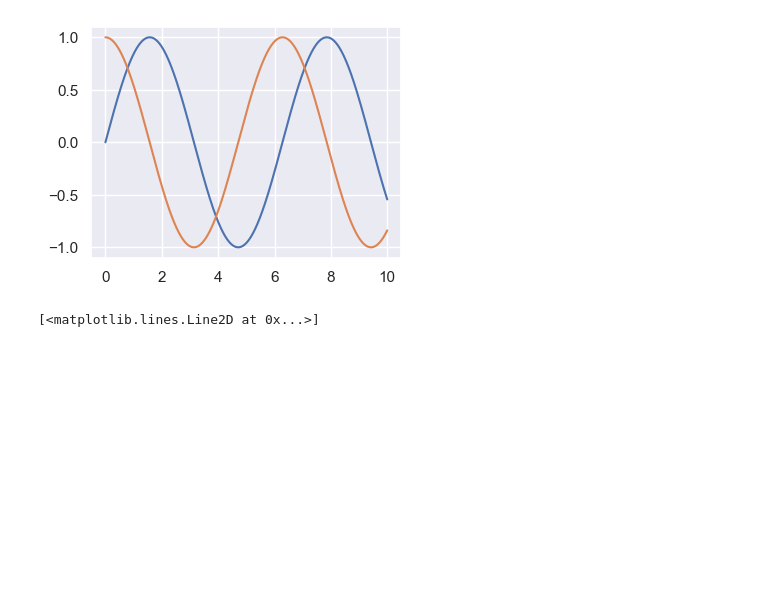
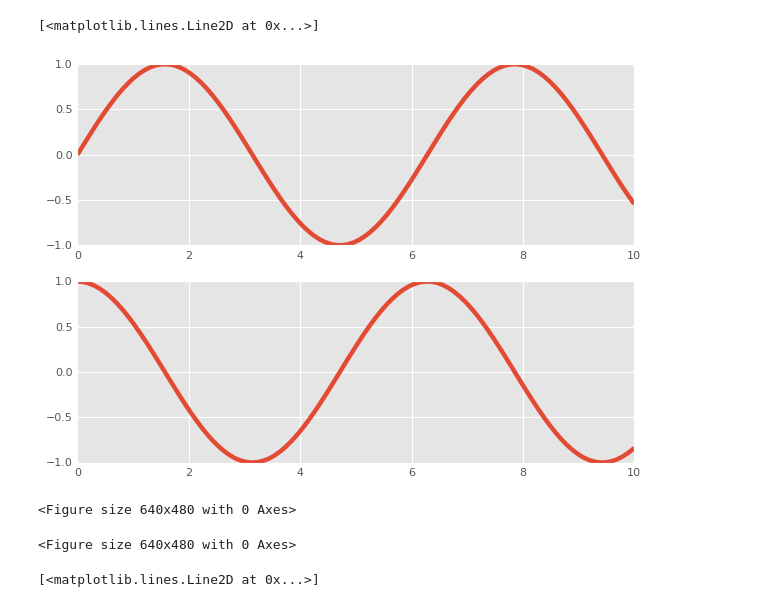
Before and after one commit to axt0895/Matplotlib, a Jupyter notebook: 1. General Matplotlib Tips.ipynb, the cells around one changed output. Saved outputs shown, nothing was run; the diff lists cells and outputs as text; code cells hidden in the pictures; blank space fills up the shorter version.

Commit message:
Added Subplots

```diff
--- a/1. General Matplotlib Tips.ipynb
+++ b/1. General Matplotlib Tips.ipynb
@@ -1,14 +1,9 @@
 # %%
-%matplotlib inline
 import numpy as np
-import numexpr
 import pandas as pd
 import matplotlib as mpl
 import matplotlib.pyplot as plt
-import seaborn as sns
 
-from pandas import Series, DataFrame
-from IPython.display import Image
-
-np.random.RandomState(42)
-sns.set()
+plt.style.use('ggplot')
+# %%
+x = np.linspace(0,10,100)
@@ -15,2 +16,13 @@ sns.set()
 # %%
-x = np.linspace(0,10,1000)
+plt.figure(figsize = (6,4))
+
+plt.subplot(3, 1, 1)
+plt.plot(x, np.sin(x))
+
+plt.subplot(3, 1, 2)
+plt.plot(x, np.cos(x))
+
+plt.subplot(3, 1, 3)
+plt.plot(x, np.tan(x))
+
+plt.gca()
@@ -17,9 +32,14 @@ x = np.linspace(0,10,1000)
 # %%
-fig = plt.figure(figsize=(4,3))
-plt.plot(x, np.sin(x))
-plt.plot(x, np.cos(x))
+figure, axes = plt.subplots(2)
 
-plt.show()
+axes[0].plot(x, np.sin(x))
+axes[1].plot(x, np.cos(x))
 # %% [output]
+[<matplotlib.lines.Line2D at 0x...>]
-[figure, old version]
+[figure, new version]
+# %%
+plt.gcf()
+# %% [output]
+<Figure size 640x480 with 0 Axes>
+<Figure size 640x480 with 0 Axes>
 # %%
```
Also changed, not shown: parts of 3 cells of this notebook, 3 other files.
